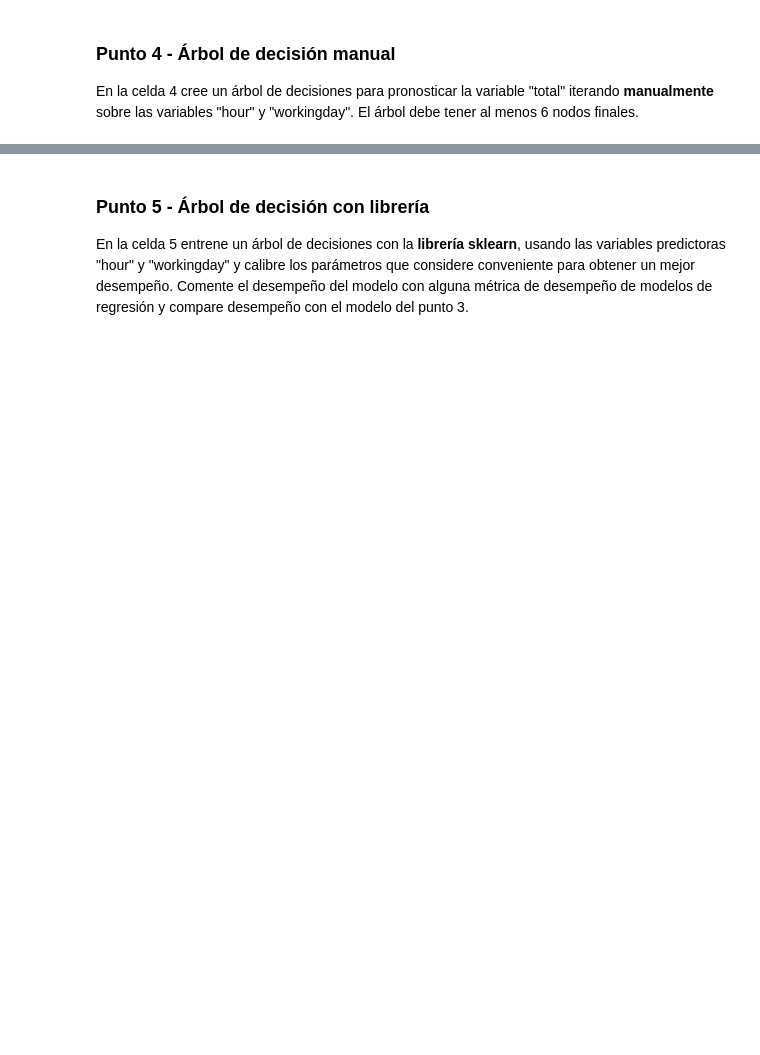
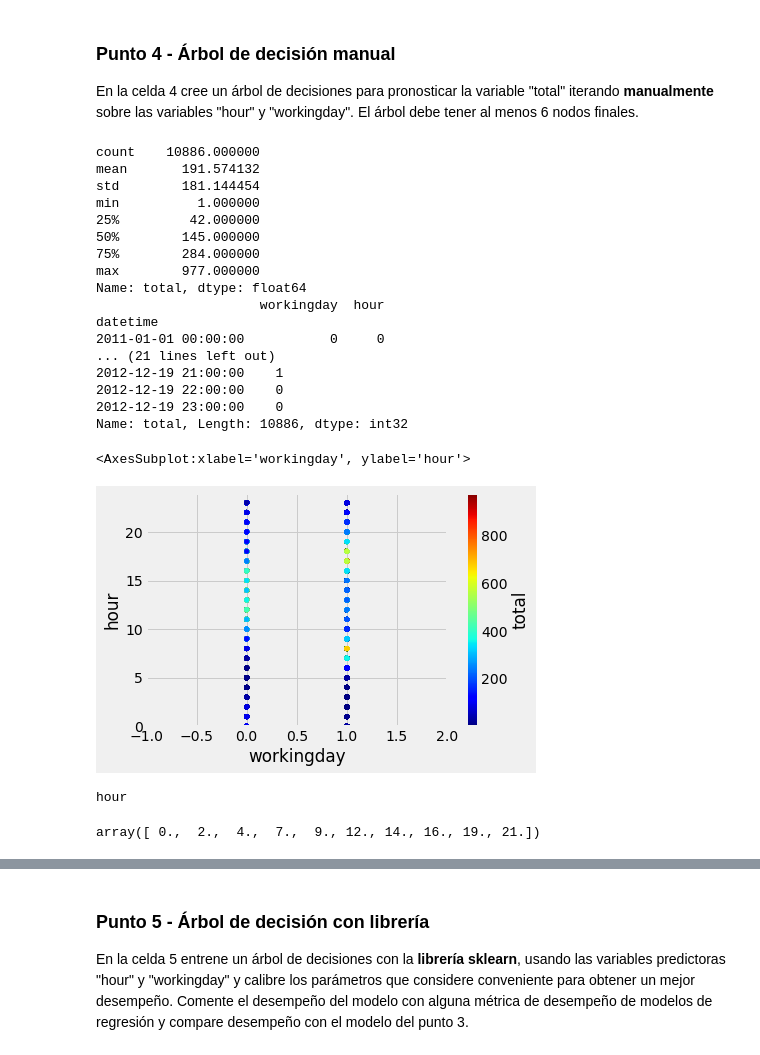
Before and after one commit to wdazad/MIAD_ML_and_NLP, a Jupyter notebook: Semana 1/S1TC1_arboles_ensamblajes.ipynb, the cells around one changed output, grey strips where cells are left out. Drawn from its saved outputs; the diff is of its cells as text; code cells hidden in the pictures; blank space fills up the shorter version.

```diff
--- a/Semana 1/S1TC1_arboles_ensamblajes.ipynb
+++ b/Semana 1/S1TC1_arboles_ensamblajes.ipynb
@@ -89,0 +134,16 @@ En la celda 3 ajuste un modelo de regresión lineal a todo el conjunto de datos,
+# %%
+# Celda 3
+from sklearn.model_selection import train_test_split
+
+features = ['workingday', 'hour']
+X_total_lr = bikes[features]
+y_total_lr = bikes.total
+
+reg = LinearRegression()
+reg.fit(X_total_lr,y_total_lr)
+rmse_scores=np.sqrt(-cross_val_score(reg, X_total_lr, y_total_lr, cv=10, scoring='neg_mean_squared_error'))
+print(f'Score Media RMSE:{rmse_scores.mean()}')
+print(f'Score Standart Deviation RMSE:{rmse_scores.std()}')
+print(f'Score Media R2 - Coefficient of determination:{reg.score(X_total_lr,y_total_lr)}')
+print(f'Coeficientes {reg.coef_}')
+print(f'Intercepto {reg.intercept_}')
@@ -94,0 +191,56 @@ En la celda 4 cree un árbol de decisiones para pronosticar la variable "total"
+# %%
+# Celda 4
+max_depth = None
+num_pct = 10
+max_features = None
+min_gain=0.001
+
+print(bikes.total.describe())
+
+# Separación de variables predictoras (X) y variable de interes (y)
+X = bikes[features]
+y = (bikes.total > 145).astype(int)
+
+print(X)
+print(y)
+
+%matplotlib inline
+
+features2 = ['workingday', 'hour', 'total']
+
+import matplotlib.pyplot as plt
+plt.style.use('fivethirtyeight')
+bikes[features2].plot(kind='scatter', x='workingday', y='hour', c='total', colormap='jet', xlim=(-1, 2), ylim=(0, 24))
+# %% [output]
+count    10886.000000
+mean       191.574132
+std        181.144454
+min          1.000000
+25%         42.000000
+50%        145.000000
+75%        284.000000
+max        977.000000
+Name: total, dtype: float64
+                     workingday  hour
+datetime
+2011-01-01 00:00:00           0     0
+... (21 lines left out)
+2012-12-19 21:00:00    1
+2012-12-19 22:00:00    0
+2012-12-19 23:00:00    0
+Name: total, Length: 10886, dtype: int32
+<AxesSubplot:xlabel='workingday', ylabel='hour'>
+[figure, added]
+# %%
+# Impresión variable a usar (Hits)
+j = 1
+print(X.columns[j])
+# %% [output]
+hour
+# %%
+# División de la variable Hits en num_ctp puntos (parámetro definido anteriormente) para obtener posibles puntos de corte
+splits = np.percentile(X.iloc[:, j], np.arange(0, 100, 100.0 / num_pct).tolist())
+splits = np.unique(splits)
+splits
+# %% [output]
+array([ 0.,  2.,  4.,  7.,  9., 12., 14., 16., 19., 21.])
```
Also changed, not shown: parts of 27 cells of this notebook.
